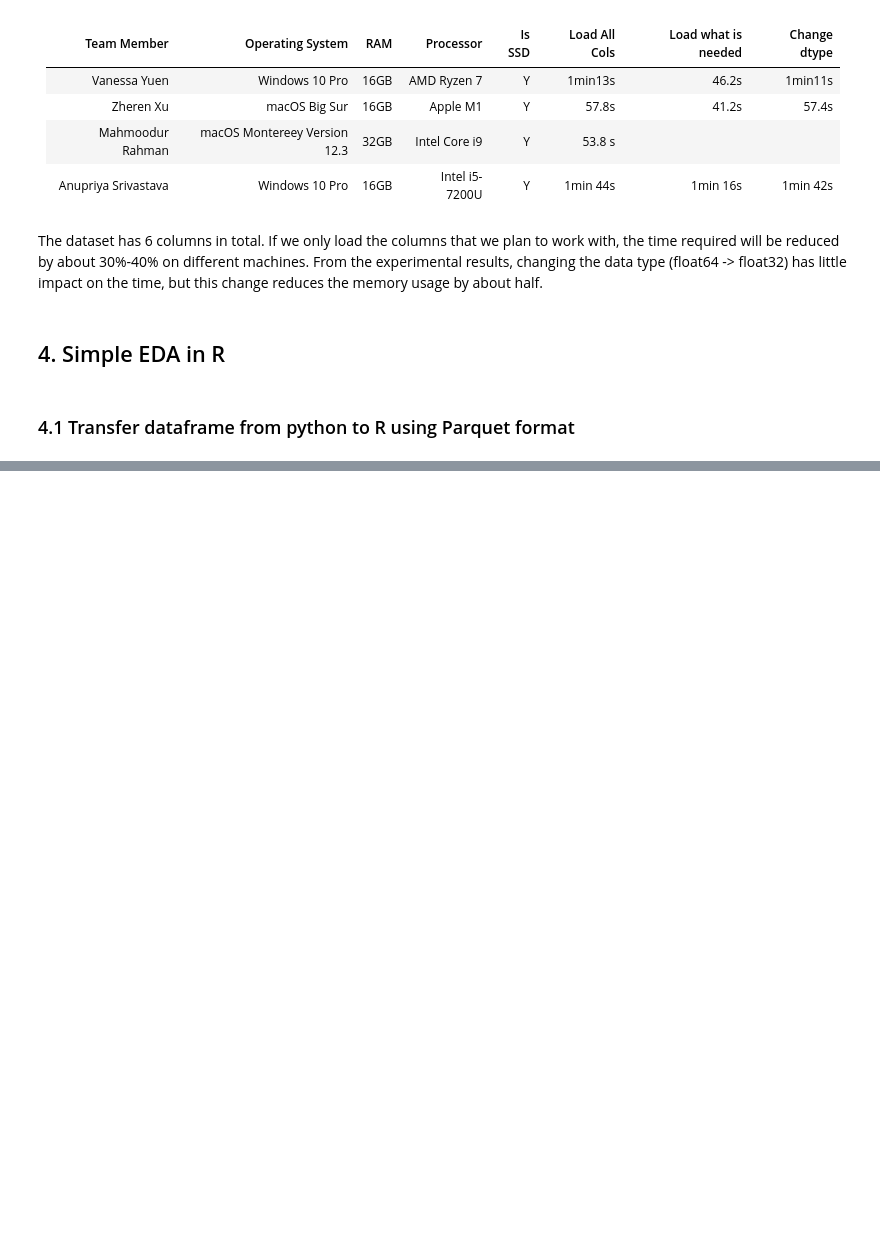
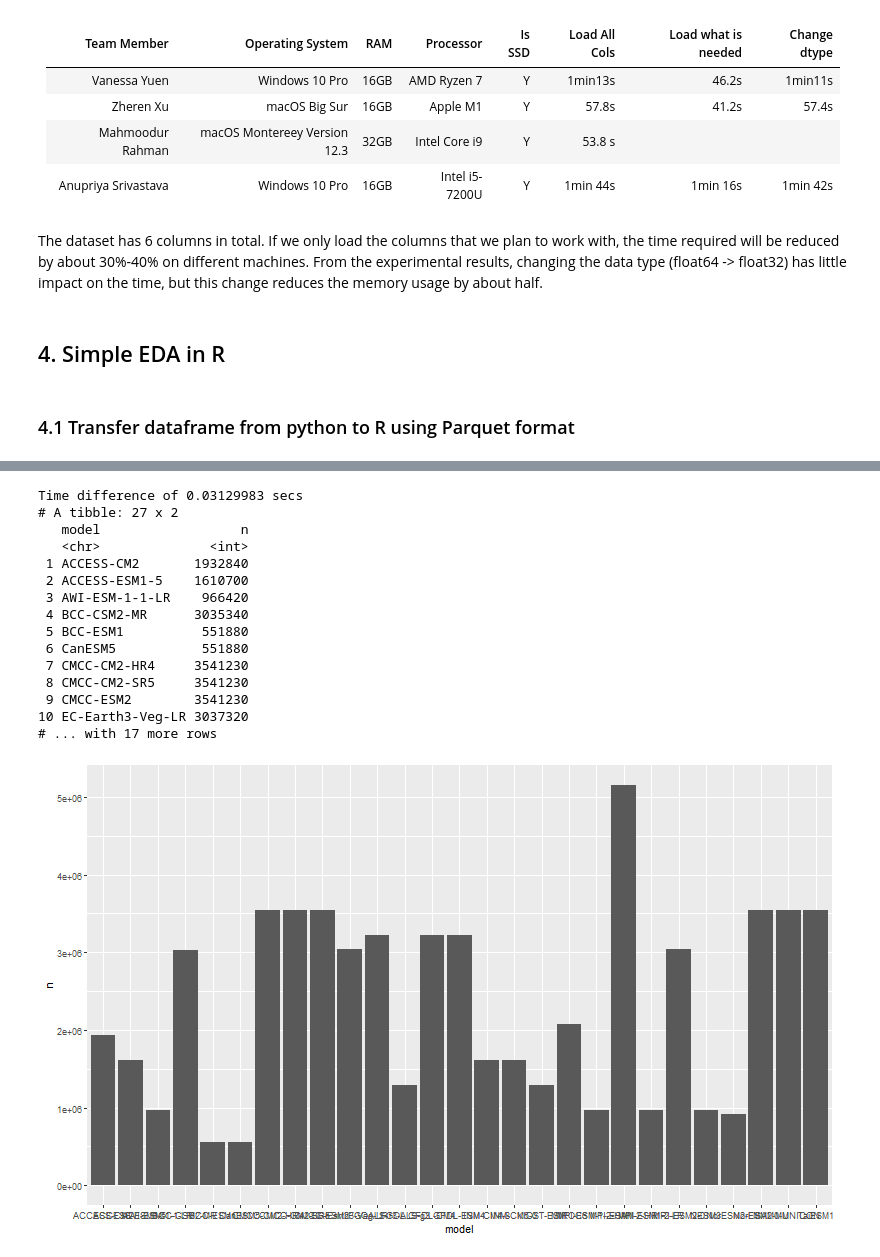
Before and after one commit to UBC-MDS/DSCI_525_Group25, a Jupyter notebook: notebook/AU_daily_rainfall.ipynb, the cells around one changed output, grey strips where cells are left out. Saved outputs shown, nothing was run; the diff lists cells and outputs as text; code cells hidden in the pictures; blank space fills up the shorter version.

```diff
--- a/notebook/AU_daily_rainfall.ipynb
+++ b/notebook/AU_daily_rainfall.ipynb
@@ -277,0 +264,5 @@ df_r %>%
+# %%
+%%time
+dataset = ds.dataset("../data/combined_data.csv", format="csv")
+table = dataset.to_table()
+r_table = pyra.converter.py2rpy(table)
@@ -277,0 +272,34 @@ df_r %>%
+# %%
+%%time
+%%R -i r_table -w 800
+suppressMessages(library(dplyr))
+suppressMessages(library(tidyverse))
+start_time <- Sys.time()
+result <- r_table %>% count(model)
+end_time <- Sys.time()
+print(end_time - start_time)
+
+## Simple EDA
+df <- data.frame(result)
+hist <- df %>%
+    ggplot(aes(x=model, y=n)) +
+    geom_col()
+print(hist)
+print(result %>% collect())
+# %% [output]
+Time difference of 0.03129983 secs
+# A tibble: 27 x 2
+   model                  n
+   <chr>              <int>
+ 1 ACCESS-CM2       1932840
+ 2 ACCESS-ESM1-5    1610700
+ 3 AWI-ESM-1-1-LR    966420
+ 4 BCC-CSM2-MR      3035340
+ 5 BCC-ESM1          551880
+ 6 CanESM5           551880
+ 7 CMCC-CM2-HR4     3541230
+ 8 CMCC-CM2-SR5     3541230
+ 9 CMCC-ESM2        3541230
+10 EC-Earth3-Veg-LR 3037320
+# ... with 17 more rows
+[figure, added]
```
Also changed, not shown: parts of 22 cells of this notebook.
